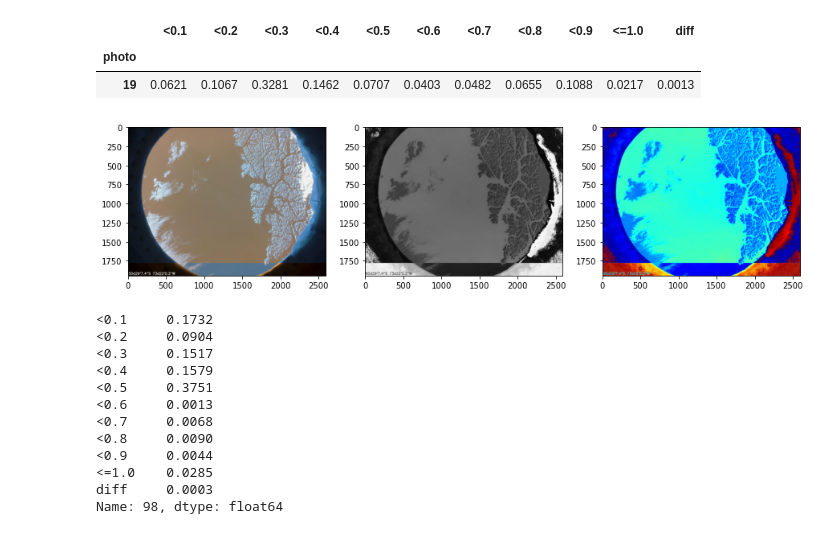
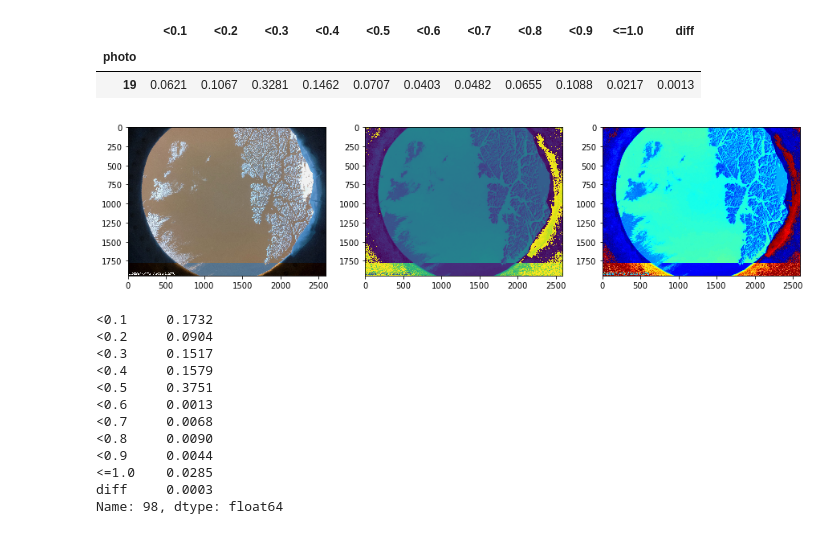
Before and after one commit to FrancescoGiraud0/WOODProject, a Jupyter notebook: data_analysis/Analisi.ipynb, the cells around one changed output. Drawn from its saved outputs; the diff is of its cells as text; code cells hidden in the pictures.

```diff
--- a/data_analysis/Analisi.ipynb
+++ b/data_analysis/Analisi.ipynb
@@ -70,27 +126,27 @@ veg_df.loc[veg_df['<0.9']==max_veg]
 # %%
 photo_id = 98
 
 import matplotlib.pyplot as plt
 import matplotlib.image as mpimg
 
-img = mpimg.imread(f'woodsmissionteam_img_{str(photo_id).zfill(3)}.jpg')
+img = mpimg.imread(f'NewNDVI/woodsmissionteam_img_{str(photo_id).zfill(3)}.jpg')
 
-img_bw = mpimg.imread(f'woodsmissionteam_img_{str(photo_id).zfill(3)}_NDVI.jpg')
+img_bw = mpimg.imread(f'NewNDVI/woodsmissionteam_img_{str(photo_id).zfill(3)}_NDVI.jpg')
 
-img_cm = mpimg.imread(f'colormap/woodsmissionteam_img_{str(photo_id).zfill(3)}_NDVI_COLOR_JET.jpg')
+img_cm = mpimg.imread(f'NewNDVI/colormap/woodsmissionteam_img_{str(photo_id).zfill(3)}_NDVI_COLOR_JET.jpg')
 
 fig = plt.figure(figsize=(15,15))
 
 a = fig.add_subplot(1, 3, 1)
 imgplot = plt.imshow(img)
 
 a = fig.add_subplot(1, 3, 2)
 imgplot = plt.imshow(img_bw)
 
 a = fig.add_subplot(1, 3, 3)
 imgplot = plt.imshow(img_cm)
 # %% [output]
-[figure, old version]
+[figure, new version]
 # %%
 import numpy as np
 from matplotlib import cm
```
Also changed, not shown: parts of 9 cells of this notebook.
